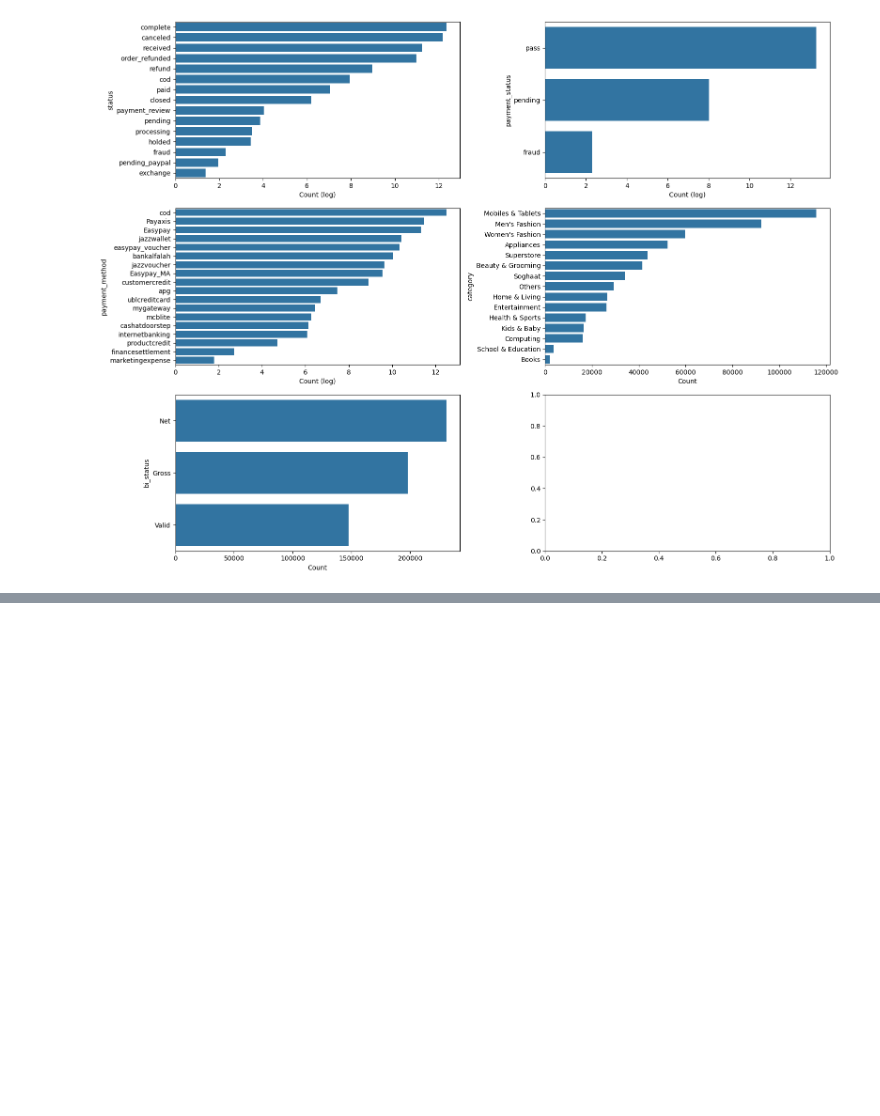
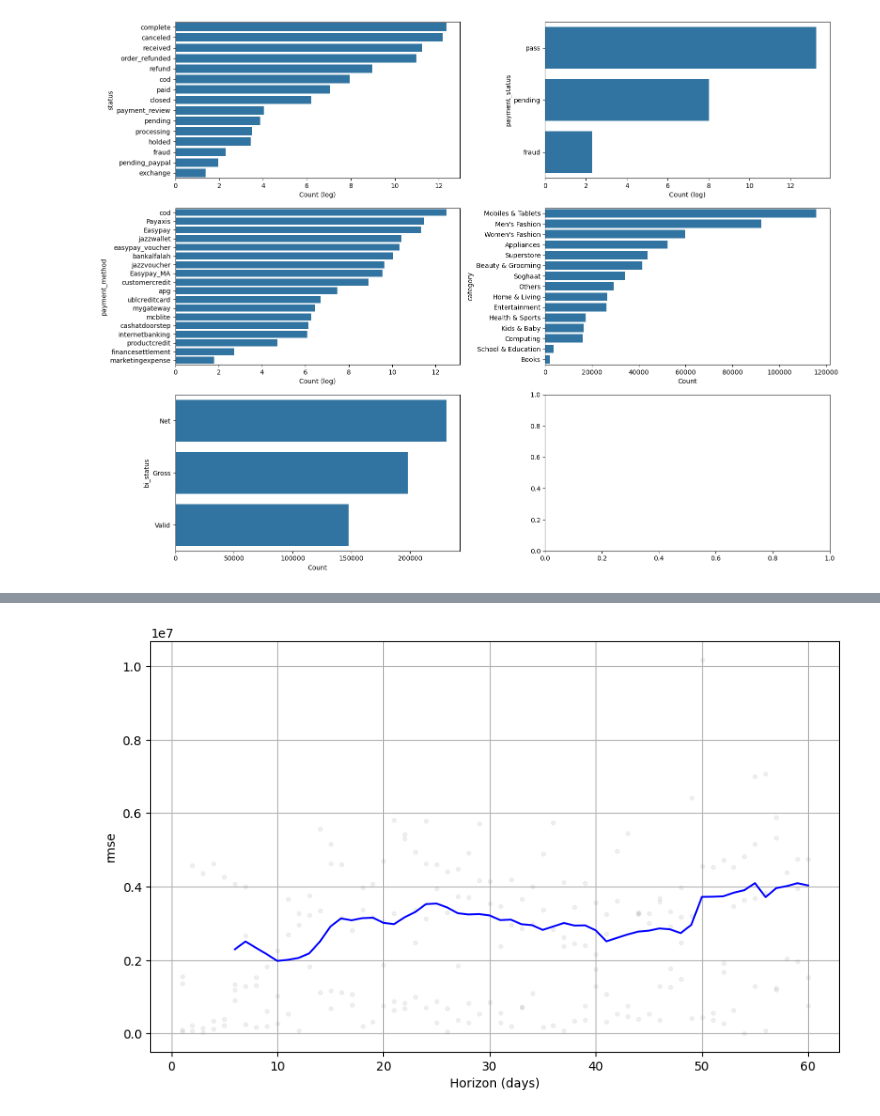
Before and after one commit to dendyandra22/ecommerce_analysis, a Jupyter notebook: e_commerce_spark.ipynb, the cells around one changed output, grey strips where cells are left out. Cells and saved outputs as stored; diff of their text form; code cells hidden in the pictures; blank space fills up the shorter version.

```diff
--- a/e_commerce_spark.ipynb
+++ b/e_commerce_spark.ipynb
@@ -488,0 +616,3 @@ matrix = Correlation.corr(myGraph_vector, vector_col).collect()[0][0]
+# %%
+cv = cross_validation(model, initial='365 days', period='90 days', horizon = '60 days')
+df_p = performance_metrics(cv, metrics=['mse', 'rmse', 'mae', 'mape', 'mdape', 'smape', 'coverage'])
@@ -488,0 +655,4 @@ matrix = Correlation.corr(myGraph_vector, vector_col).collect()[0][0]
+# %%
+fig = plot_cross_validation_metric(cv, metric='rmse')
+# %% [output]
+[figure, added]
```
Also changed, not shown: parts of 27 cells of this notebook.
